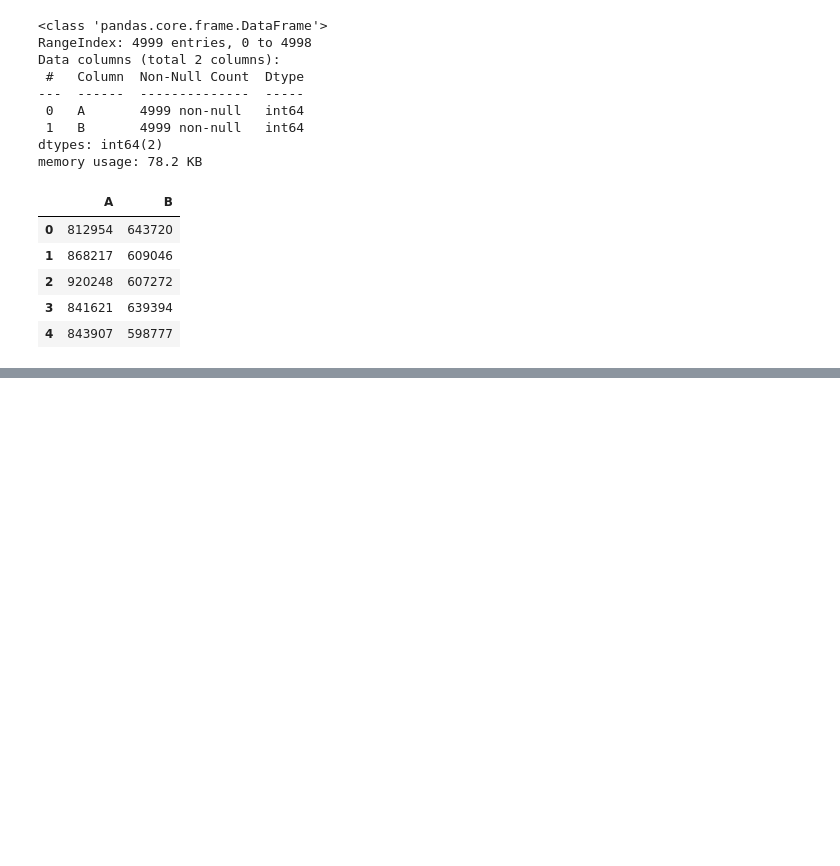
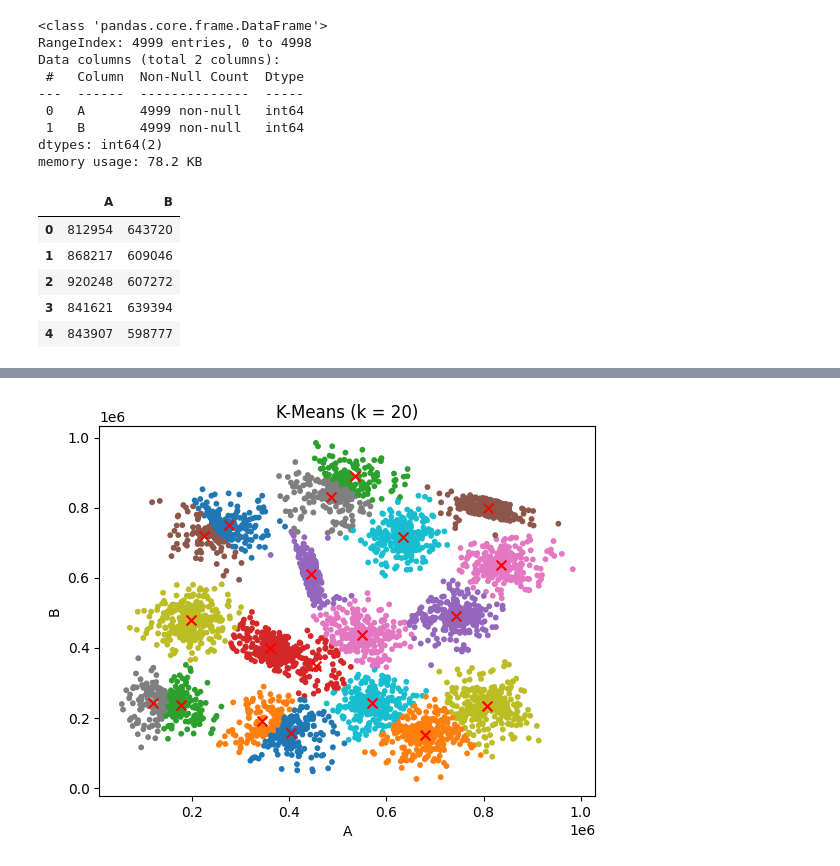
Before and after one commit to NazaGonella/TP04-machine-learning, a Jupyter notebook: Gonella_Nazareno_Notebook_TP4.ipynb, the cells around one changed output, grey strips where cells are left out. Cells and saved outputs as stored; diff of their text form; code cells hidden in the pictures; blank space fills up the shorter version.

```diff
--- a/Gonella_Nazareno_Notebook_TP4.ipynb
+++ b/Gonella_Nazareno_Notebook_TP4.ipynb
@@ -39,3 +34,11 @@ memory usage: 78.2 KB
 # clustering_normalized_df.info()
 # clustering_normalized_df.head()
 # clustering_normalized_df.to_csv(f"{project_root}/TP04/data/processed/clustering_normalized.csv")
+# %%
+X : np.ndarray = clustering_df.to_numpy()
+k_means_01 : models.KMeans = models.KMeans(X, 20)
+k_means_01.fit_centroids()
+print("")
+print("CENTROIDES")
+for c, i in zip(k_means_01.mu, range(1, len(k_means_01.mu) + 1)):
+    print(f"k = {i} | A: {c[0]}, B: {c[1]}")
@@ -41,0 +63,4 @@ memory usage: 78.2 KB
+# %%
+k_means_01.plot_clusters_2d()
+# %% [output]
+[figure, added]
```
Also changed, not shown: parts of 3 cells of this notebook, 2 other files.
